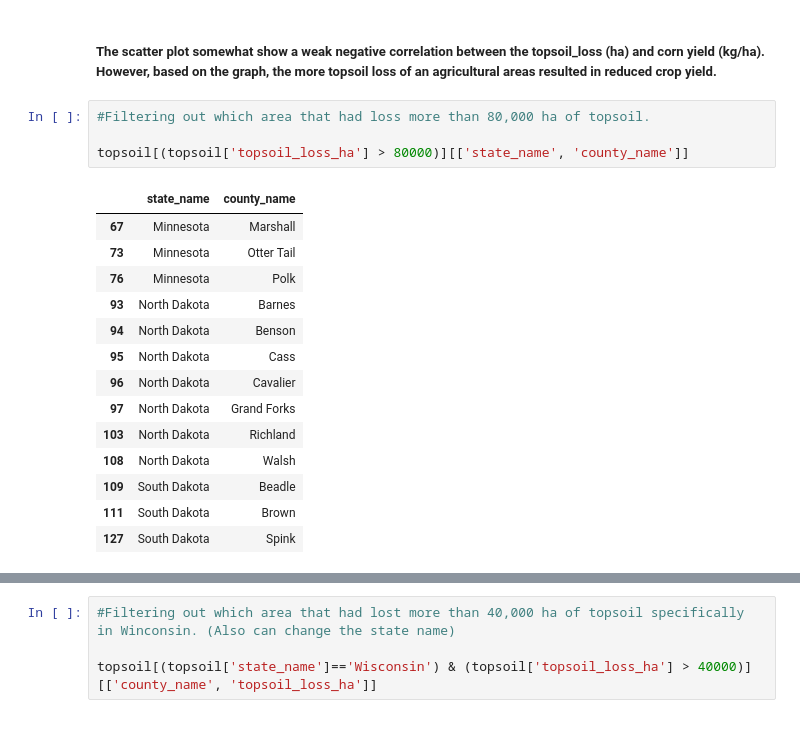
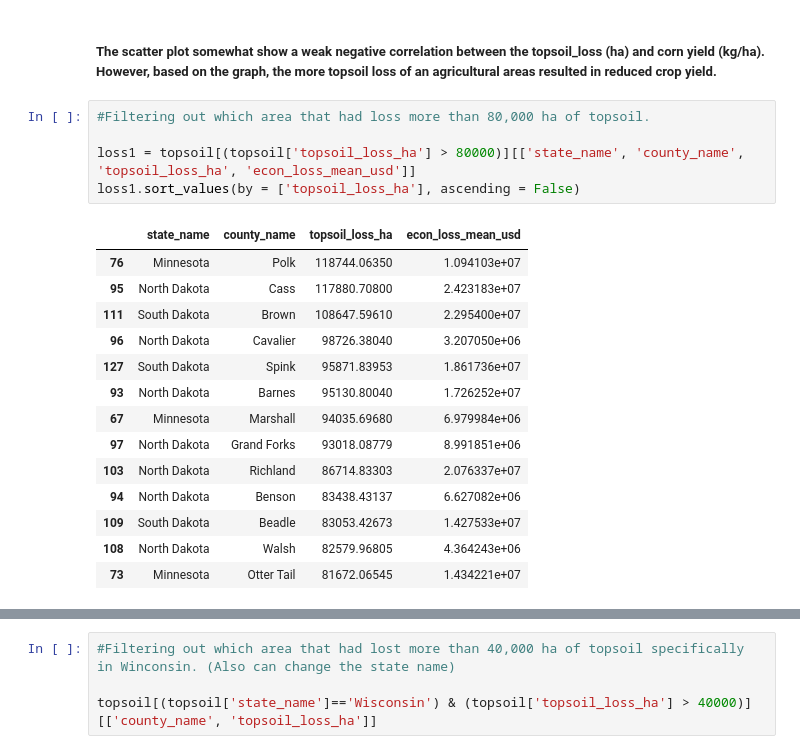
Before and after one commit to adilah-rahman/adilah-first-project, a Jupyter notebook: code/Loss of Topsoil of Corn Belt Region.ipynb, the cells around one changed output, grey strips where cells are left out. Cells and saved outputs as stored; diff of their text form.

```diff
--- a/code/Loss of Topsoil of Corn Belt Region.ipynb
+++ b/code/Loss of Topsoil of Corn Belt Region.ipynb
@@ -360,19 +380,20 @@ plt.title('Topsoil loss (km2) vs Crop yield (kg/ha)');
 # %%
 #Filtering out which area that had loss more than 80,000 ha of topsoil.
 
-topsoil[(topsoil['topsoil_loss_ha'] > 80000)][['state_name', 'county_name']]
+loss1 = topsoil[(topsoil['topsoil_loss_ha'] > 80000)][['state_name', 'county_name', 'topsoil_loss_ha', 'econ_loss_mean_usd']]
+loss1.sort_values(by = ['topsoil_loss_ha'], ascending = False)
 # %% [output]
-|  | state_name | county_name |
-| 67 | Minnesota | Marshall |
-| 73 | Minnesota | Otter Tail |
-| 76 | Minnesota | Polk |
-| 93 | North Dakota | Barnes |
-| 94 | North Dakota | Benson |
-| 95 | North Dakota | Cass |
-| 96 | North Dakota | Cavalier |
-| 97 | North Dakota | Grand Forks |
-| 103 | North Dakota | Richland |
-| 108 | North Dakota | Walsh |
-| 109 | South Dakota | Beadle |
-| 111 | South Dakota | Brown |
-| 127 | South Dakota | Spink |
+|  | state_name | county_name | topsoil_loss_ha | econ_loss_mean_usd |
+| 76 | Minnesota | Polk | 118744.06350 | 1.094103e+07 |
+| 95 | North Dakota | Cass | 117880.70800 | 2.423183e+07 |
+| 111 | South Dakota | Brown | 108647.59610 | 2.295400e+07 |
+| 96 | North Dakota | Cavalier | 98726.38040 | 3.207050e+06 |
+| 127 | South Dakota | Spink | 95871.83953 | 1.861736e+07 |
+| 93 | North Dakota | Barnes | 95130.80040 | 1.726252e+07 |
+| 67 | Minnesota | Marshall | 94035.69680 | 6.979984e+06 |
+| 97 | North Dakota | Grand Forks | 93018.08779 | 8.991851e+06 |
+| 103 | North Dakota | Richland | 86714.83303 | 2.076337e+07 |
+| 94 | North Dakota | Benson | 83438.43137 | 6.627082e+06 |
+| 109 | South Dakota | Beadle | 83053.42673 | 1.427533e+07 |
+| 108 | North Dakota | Walsh | 82579.96805 | 4.364243e+06 |
+| 73 | Minnesota | Otter Tail | 81672.06545 | 1.434221e+07 |
```
Also changed, not shown: parts of 7 cells of this notebook, 2 other files.
